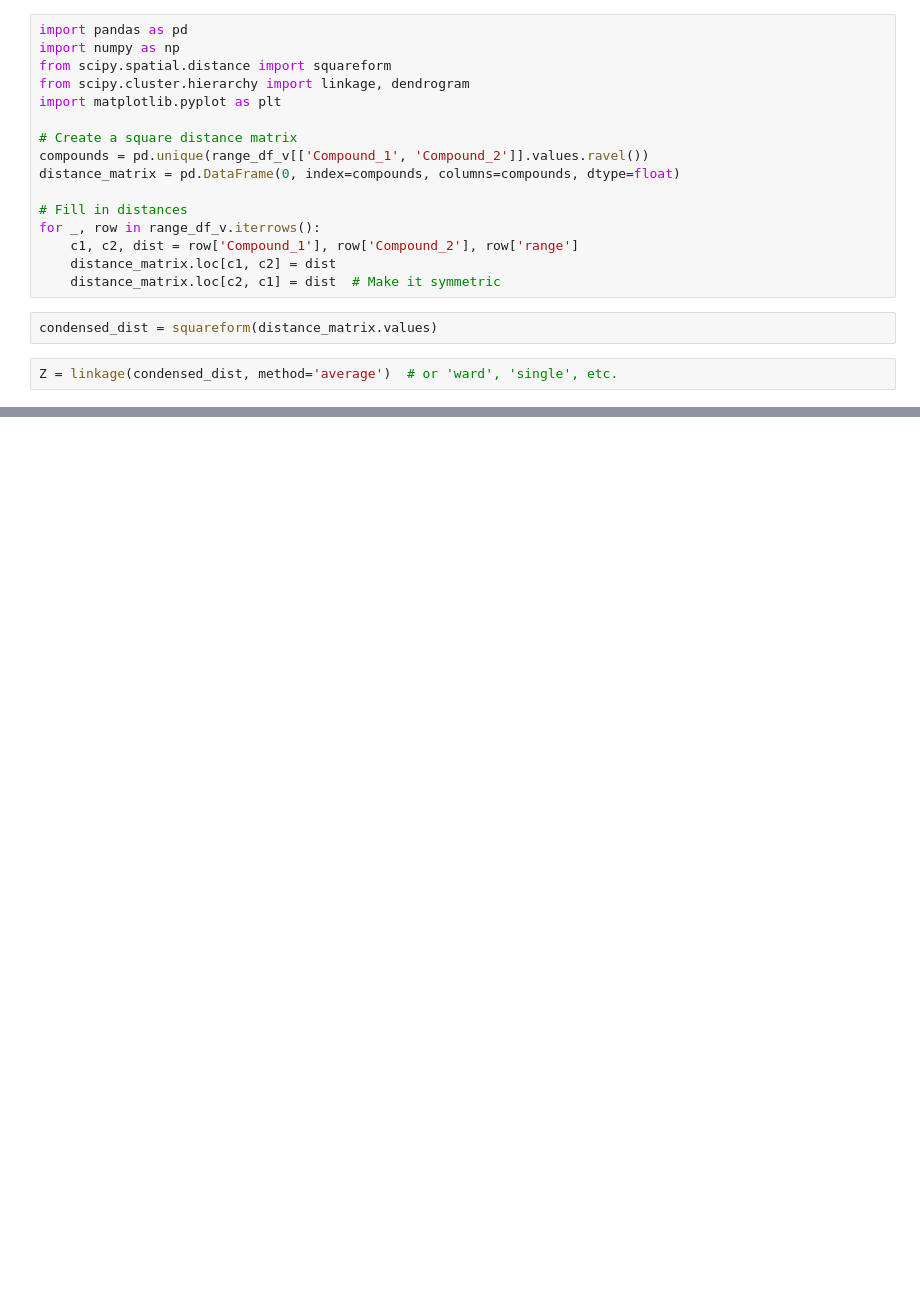
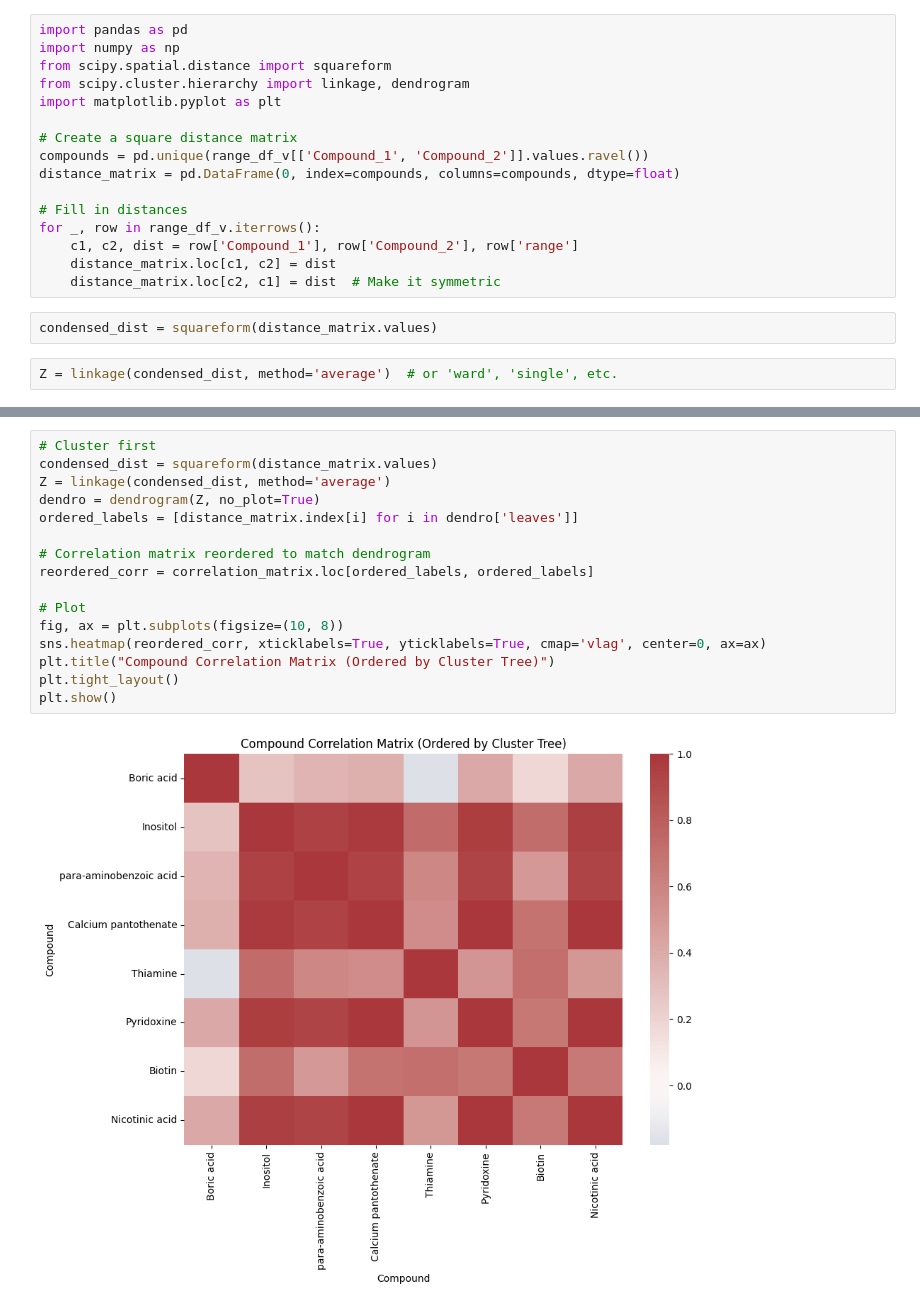
Before and after one commit to subarumuroi/ML_for_rational_design, a Jupyter notebook: MediaDataAnalysisMolarVitamin.ipynb, the cells around one changed output, grey strips where cells are left out. Saved outputs shown, nothing was run; the diff lists cells and outputs as text; blank space fills up the shorter version.

```diff
--- a/MediaDataAnalysisMolarVitamin.ipynb
+++ b/MediaDataAnalysisMolarVitamin.ipynb
@@ -183,0 +215,18 @@ plt.show()
+# %%
+# Cluster first
+condensed_dist = squareform(distance_matrix.values)
+Z = linkage(condensed_dist, method='average')
+dendro = dendrogram(Z, no_plot=True)
+ordered_labels = [distance_matrix.index[i] for i in dendro['leaves']]
+
+# Correlation matrix reordered to match dendrogram
+reordered_corr = correlation_matrix.loc[ordered_labels, ordered_labels]
+
+# Plot
+fig, ax = plt.subplots(figsize=(10, 8))
+sns.heatmap(reordered_corr, xticklabels=True, yticklabels=True, cmap='vlag', center=0, ax=ax)
+plt.title("Compound Correlation Matrix (Ordered by Cluster Tree)")
+plt.tight_layout()
+plt.show()
+# %% [output]
+[figure, added]
```
Also changed, not shown: parts of 5 cells of this notebook, 5 other files.
